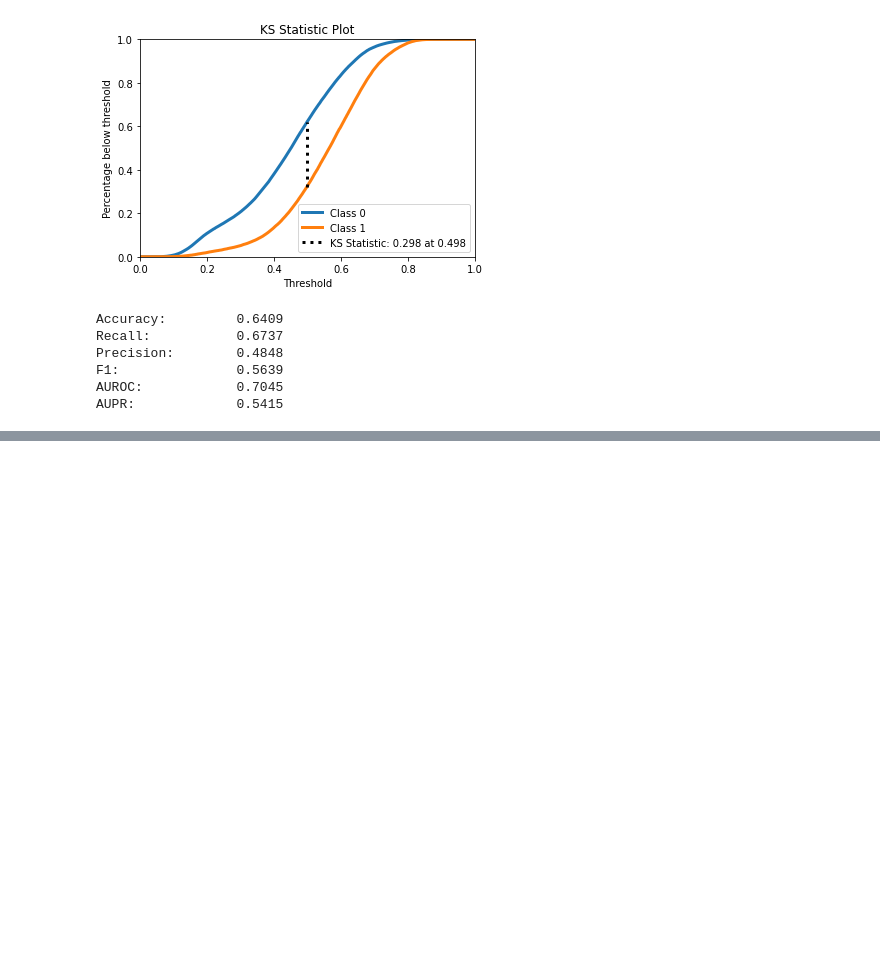
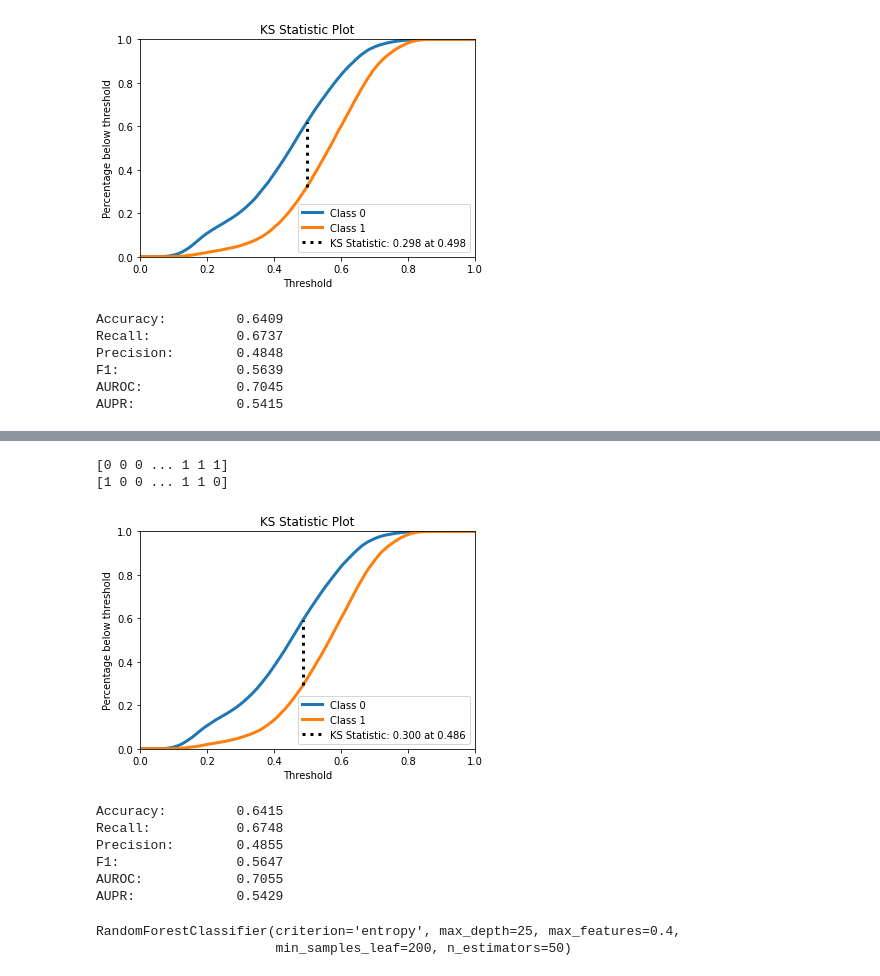
Before and after one commit to rafaelmotaalves/neural-networks, a Jupyter notebook: trn/forest.ipynb, the cells around one changed output, grey strips where cells are left out. Cells and saved outputs as stored; diff of their text form; code cells hidden in the pictures; blank space fills up the shorter version.

```diff
--- a/trn/forest.ipynb
+++ b/trn/forest.ipynb
@@ -140,0 +164,2 @@ AUPR:             0.5415
+# %%
+classifier6 = RandomForestClassifier(n_estimators=100, max_depth=20, min_samples_leaf=200, max_features=.4, criterion="entropy")
@@ -140,0 +171,16 @@ AUPR:             0.5415
+# %%
+y_pred = classifier6.predict(x_test)
+y_pred_proba = classifier6.predict_proba(x_test)
+# %%
+accuracy, recall, precision, f1, auroc, aupr = compute_performance_metrics(y_test, y_pred, y_pred_proba[-1])
+print_metrics_summary(accuracy, recall, precision, f1, auroc, aupr)
+# %% [output]
+[0 0 0 ... 1 1 1]
+[1 0 0 ... 1 1 0]
+[figure, added]
+Accuracy:         0.6415
+Recall:           0.6748
+Precision:        0.4855
+F1:               0.5647
+AUROC:            0.7055
+AUPR:             0.5429
@@ -140,0 +189,5 @@ AUPR:             0.5415
+# %%
+classifier7.fit(x_train, y_train)
+# %% [output]
+RandomForestClassifier(criterion='entropy', max_depth=25, max_features=0.4,
+                       min_samples_leaf=200, n_estimators=50)
```
Also changed, not shown: parts of 8 cells of this notebook.
